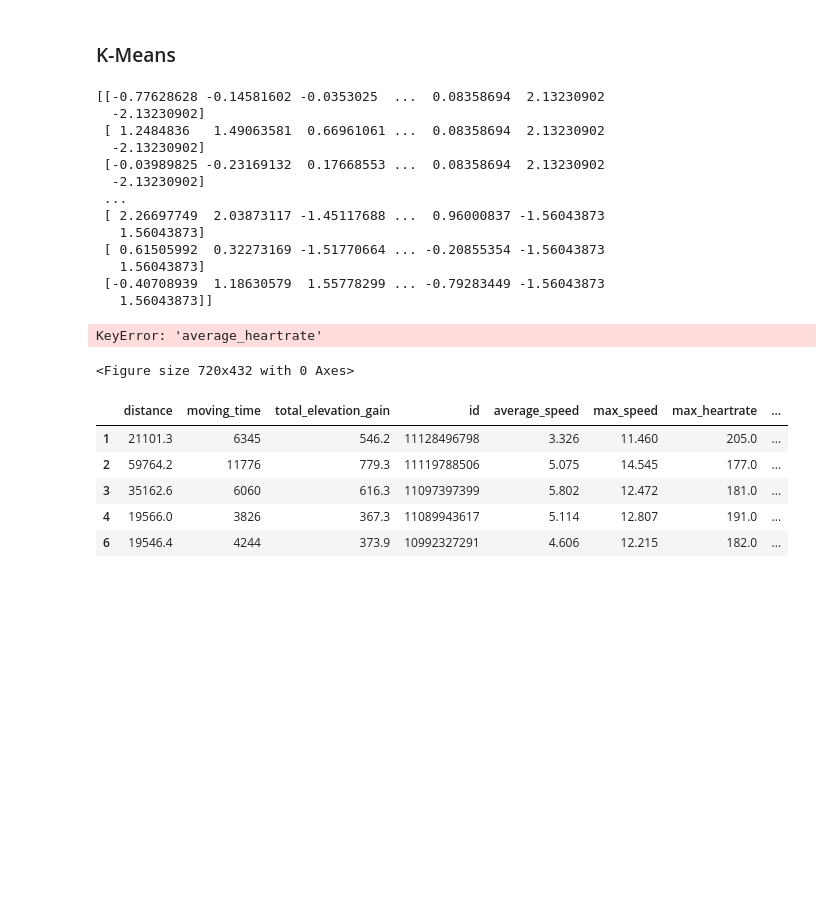
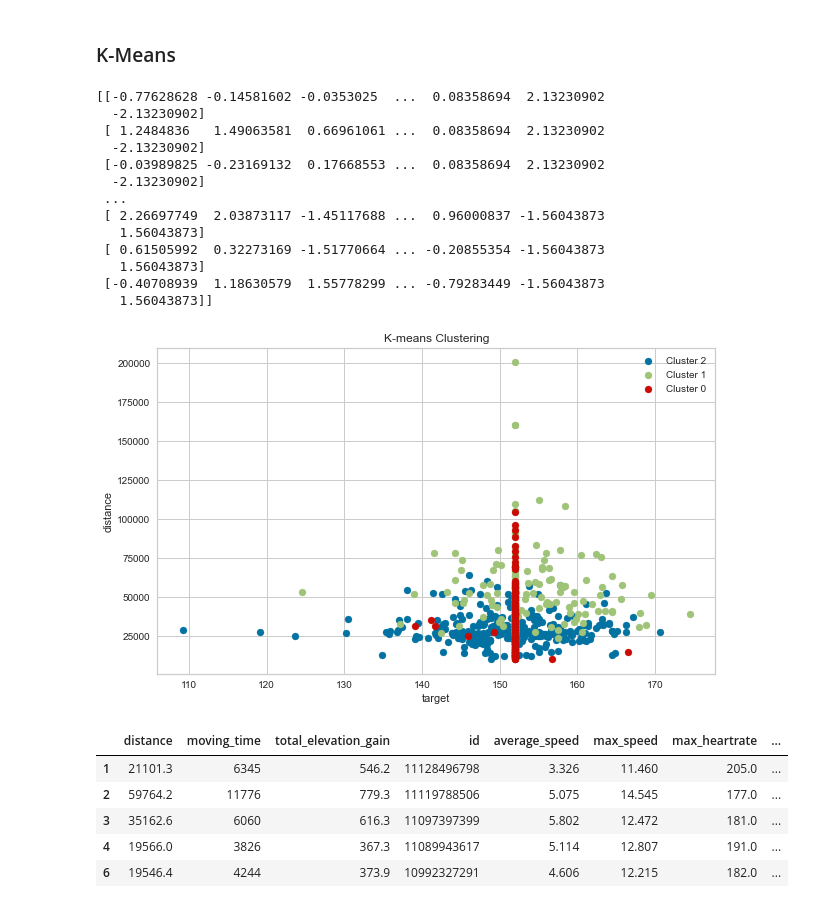
Before and after one commit to tal-rsg/3-MVP, a Jupyter notebook: mvp_machineLearning.ipynb, the cells around one changed output. Cells and saved outputs as stored; diff of their text form; code cells hidden in the pictures; blank space fills up the shorter version.

```diff
--- a/mvp_machineLearning.ipynb
+++ b/mvp_machineLearning.ipynb
@@ -421,38 +421,37 @@ scaled_data = scaler.fit_transform(X)
 kmeans = KMeans(n_clusters=3,random_state=42)  # You can change the number of clusters as needed
 kmeans.fit(scaled_data)
 
 # Add cluster labels to DataFrame
 df_stravatrain['cluster'] = kmeans.labels_
 
 # View the results
 print(scaled_data)
 
 # Plot the clusters
 plt.figure(figsize=(10, 6))
 for cluster in df_stravatrain['cluster'].unique():
-    plt.scatter(df_stravatrain[df_stravatrain['cluster'] == cluster]['average_heartrate'], df_stravatrain[df_stravatrain['cluster'] == cluster]['nivel_treino'], label=f'Cluster {cluster}')
+    plt.scatter(df_stravatrain[df_stravatrain['cluster'] == cluster]['target'], df_stravatrain[df_stravatrain['cluster'] == cluster]['distance'], label=f'Cluster {cluster}')
 
 plt.title('K-means Clustering')
-plt.xlabel('average_heartrate')
-plt.ylabel('nivel_treino')
+plt.xlabel('target')
+plt.ylabel('distance')
 plt.legend()
 plt.show()
 # %% [output]
 [[-0.77628628 -0.14581602 -0.0353025  ...  0.08358694  2.13230902
   -2.13230902]
  [ 1.2484836   1.49063581  0.66961061 ...  0.08358694  2.13230902
   -2.13230902]
  [-0.03989825 -0.23169132  0.17668553 ...  0.08358694  2.13230902
   -2.13230902]
  ...
  [ 2.26697749  2.03873117 -1.45117688 ...  0.96000837 -1.56043873
    1.56043873]
  [ 0.61505992  0.32273169 -1.51770664 ... -0.20855354 -1.56043873
    1.56043873]
  [-0.40708939  1.18630579  1.55778299 ... -0.79283449 -1.56043873
    1.56043873]]
-KeyError: 'average_heartrate'
-<Figure size 720x432 with 0 Axes>
+[figure, added]
 # %%
 df_stravatrain.head()
 # %% [output]
```
